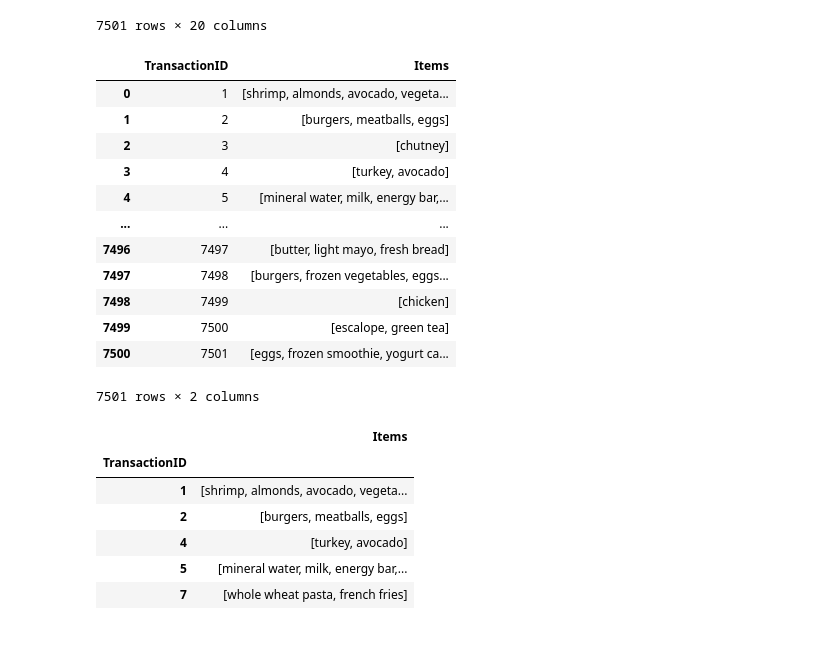
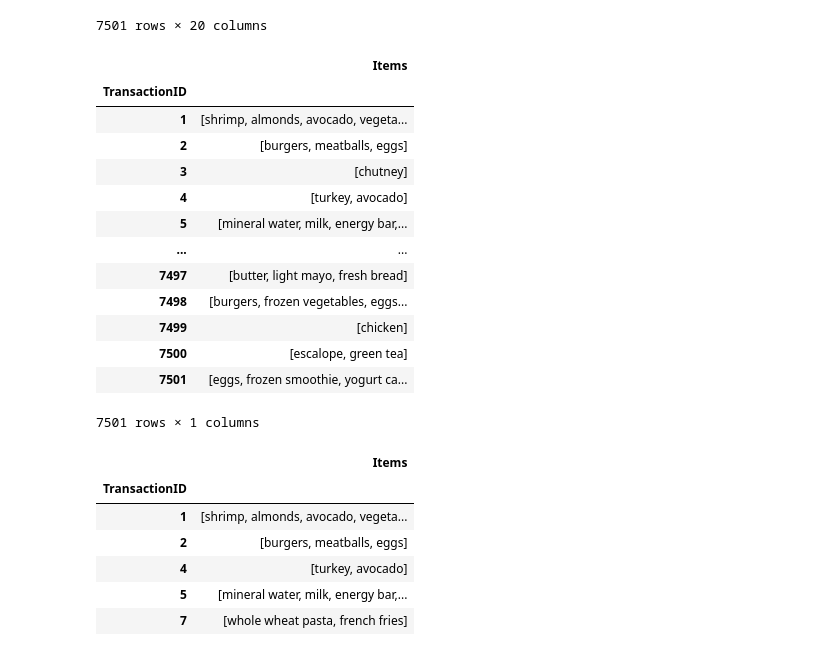
Before and after one commit to Zaid-N-Ansari/PG-Mini-Project, a Jupyter notebook: MiniProj/redo.ipynb, the cells around one changed output. Cells and saved outputs as stored; diff of their text form; code cells hidden in the pictures.

```diff
--- a/MiniProj/redo.ipynb
+++ b/MiniProj/redo.ipynb
@@ -1,5 +1,6 @@
 # %%
 import pandas as pd
 # %%
-data = pd.read_csv('./Data/GroceryTDS.csv', header=None)
+data = pd.read_csv('../Data/GroceryTDS.csv', header=None)
 # data = data.sample(100)
+data
@@ -23,26 +38,27 @@ data
 # %%
 transactions = data.apply(lambda row: row.dropna().astype(str).tolist(), axis=1)
 transaction_ids = range(1, len(transactions) + 1)
 
 df = pd.DataFrame({
     'TransactionID': transaction_ids,
     'Items': transactions
 })
-df
+df.set_index(['TransactionID'])
 # %% [output]
-|  | TransactionID | Items |
-| 0 | 1 | [shrimp, almonds, avocado, vegeta... |
-| 1 | 2 | [burgers, meatballs, eggs] |
-| 2 | 3 | [chutney] |
-| 3 | 4 | [turkey, avocado] |
-| 4 | 5 | [mineral water, milk, energy bar,... |
-| ... | ... | ... |
-| 7496 | 7497 | [butter, light mayo, fresh bread] |
-| 7497 | 7498 | [burgers, frozen vegetables, eggs... |
-| 7498 | 7499 | [chicken] |
-| 7499 | 7500 | [escalope, green tea] |
-| 7500 | 7501 | [eggs, frozen smoothie, yogurt ca... |
+|  | Items |
+| TransactionID |  |
+| 1 | [shrimp, almonds, avocado, vegeta... |
+| 2 | [burgers, meatballs, eggs] |
+| 3 | [chutney] |
+| 4 | [turkey, avocado] |
+| 5 | [mineral water, milk, energy bar,... |
+| ... | ... |
+| 7497 | [butter, light mayo, fresh bread] |
+| 7498 | [burgers, frozen vegetables, eggs... |
+| 7499 | [chicken] |
+| 7500 | [escalope, green tea] |
+| 7501 | [eggs, frozen smoothie, yogurt ca... |
-7501 rows × 2 columns
+7501 rows × 1 columns
 # %%
 df = df[df['Items'].map(len) > 1]
 
```
Also changed, not shown: parts of 1 cell of this notebook, 3 other files.
